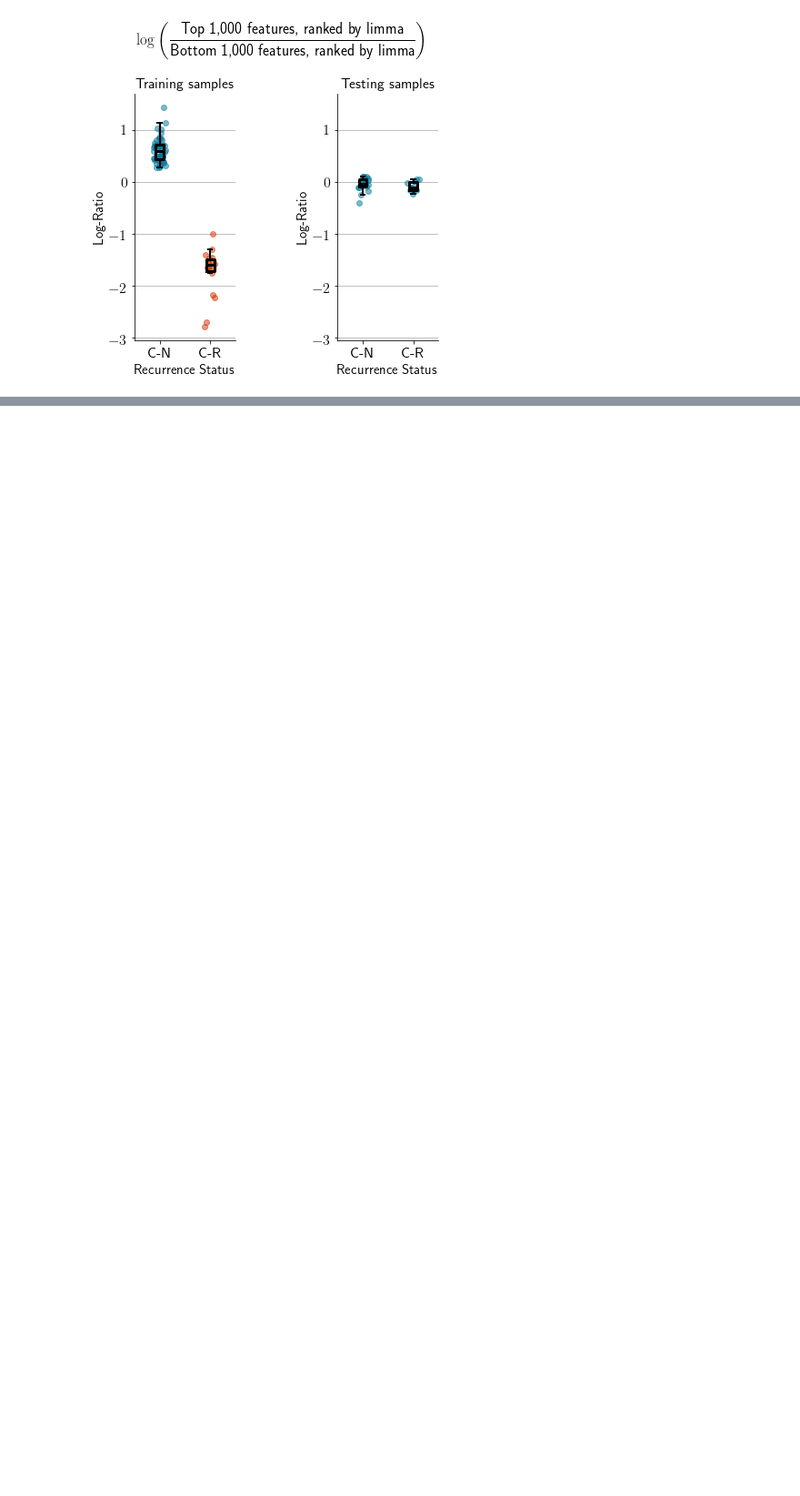
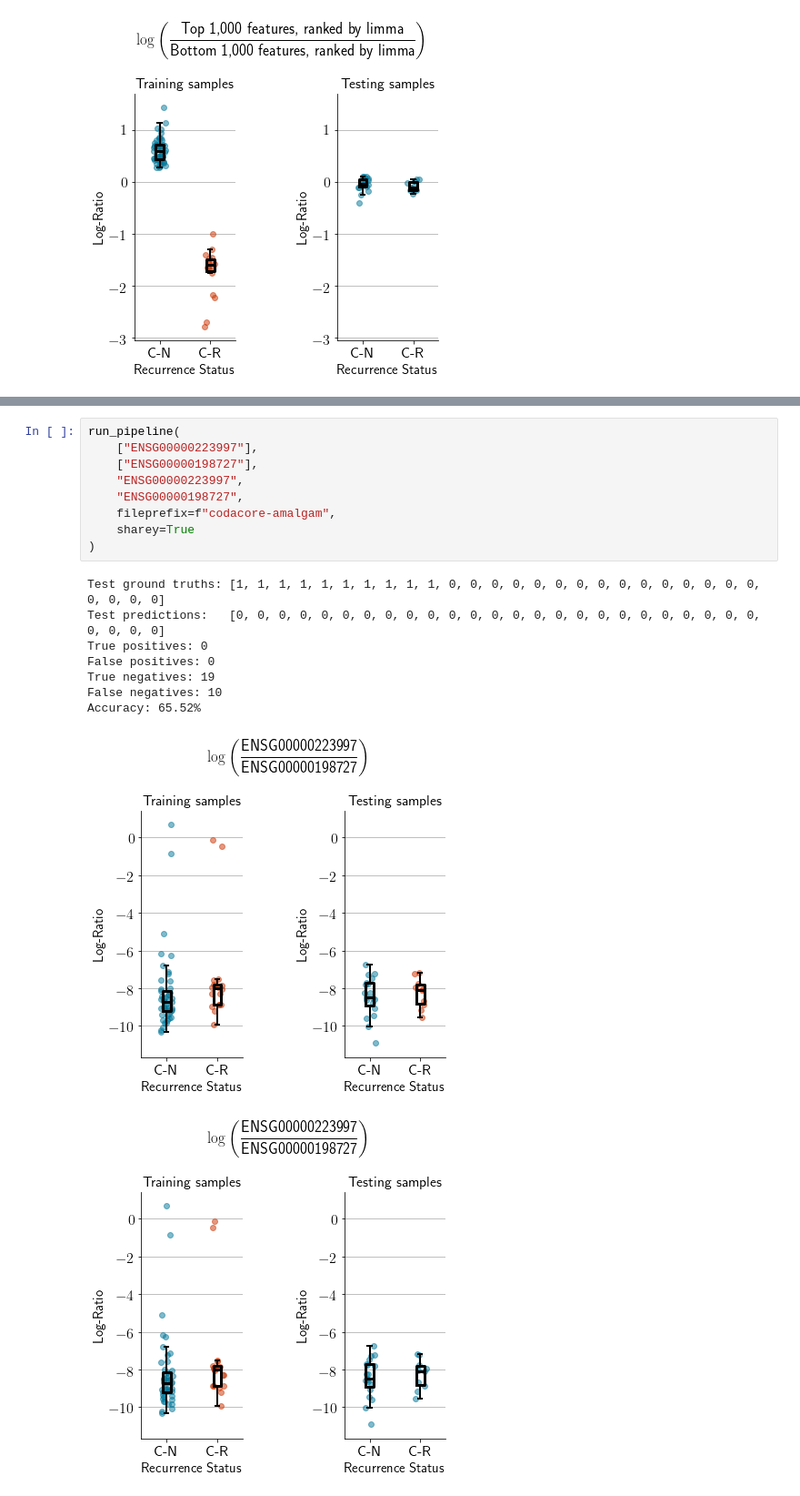
Before and after one commit to fedarko/283-project, a Jupyter notebook: notebooks/05-ClassifyLogRatios.ipynb, the cells around one changed output, grey strips where cells are left out. Shown: that part at 91% size. Drawn from its saved outputs; the diff is of its cells as text; blank space fills up the shorter version.

Commit message:
add codacore amalgam stuff

```diff
--- a/notebooks/04-ClassifyLogRatios.ipynb
+++ b/notebooks/05-ClassifyLogRatios.ipynb
@@ -376,0 +379,19 @@ Accuracy: 65.52%
+# %%
+run_pipeline(
+    ["ENSG00000223997"],
+    ["ENSG00000198727"],
+    "ENSG00000223997",
+    "ENSG00000198727",
+    fileprefix=f"codacore-amalgam",
+    sharey=True
+)
+# %% [output]
+Test ground truths: [1, 1, 1, 1, 1, 1, 1, 1, 1, 1, 0, 0, 0, 0, 0, 0, 0, 0, 0, 0, 0, 0, 0, 0, 0, 0, 0, 0, 0]
+Test predictions:   [0, 0, 0, 0, 0, 0, 0, 0, 0, 0, 0, 0, 0, 0, 0, 0, 0, 0, 0, 0, 0, 0, 0, 0, 0, 0, 0, 0, 0]
+True positives: 0
+False positives: 0
+True negatives: 19
+False negatives: 10
+Accuracy: 65.52%
+[figure, added]
+[figure, added]
```
Also changed, not shown: parts of 3 cells of this notebook, 3 other files.
